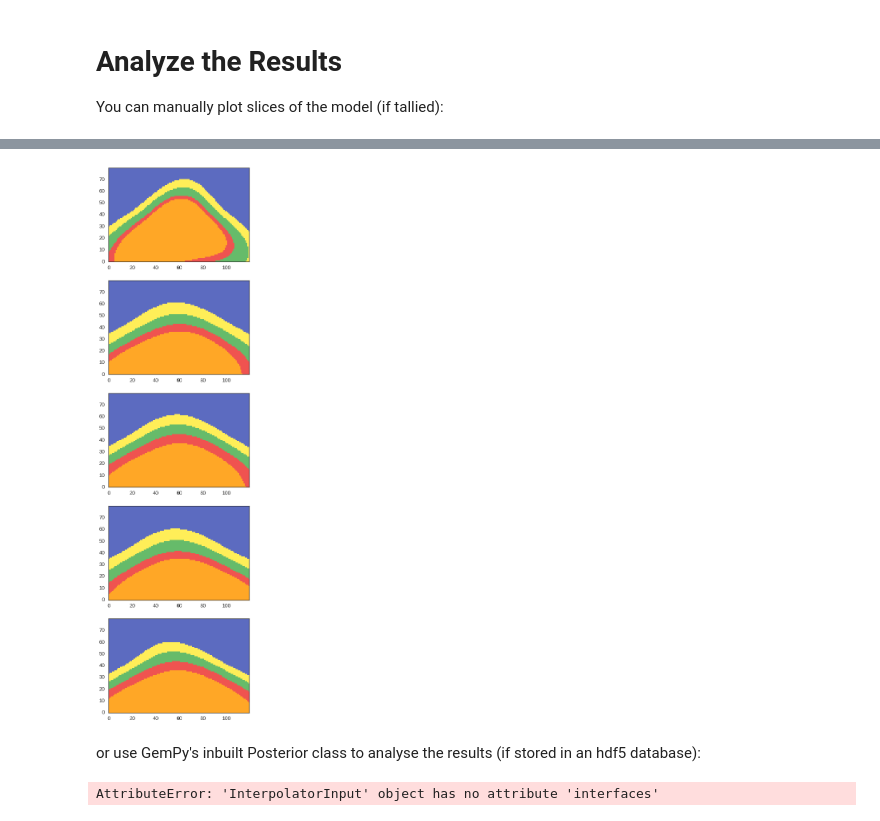
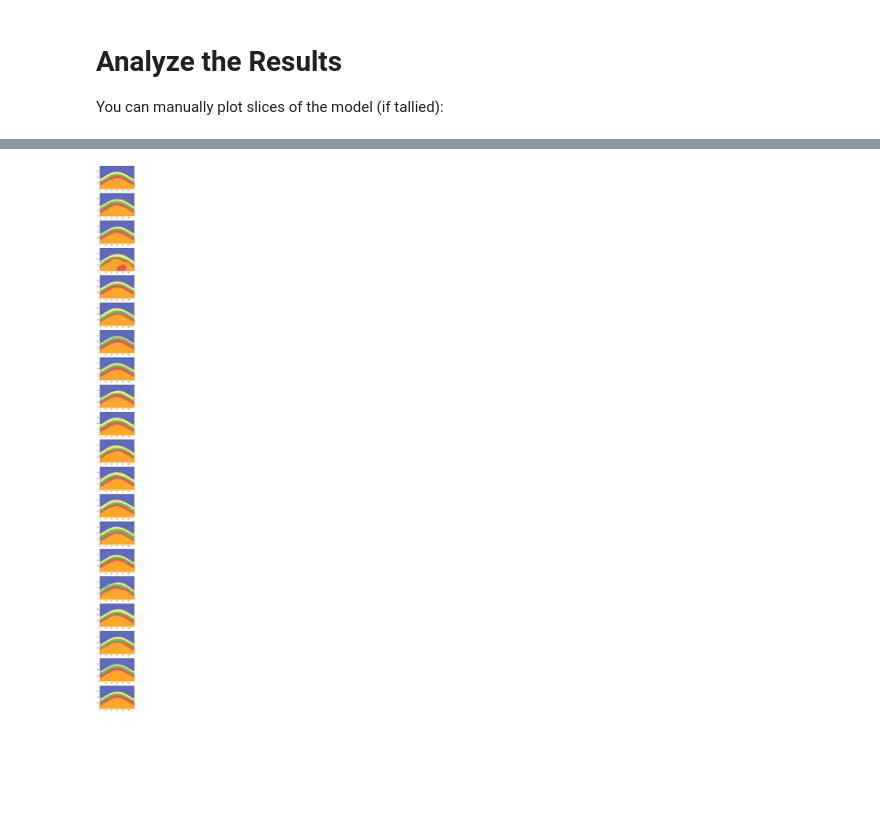
Before and after one commit to gempy-project/gempy, a Jupyter notebook: Tutorial/ch4_MCFS_and_BayInf.ipynb, the cells around one changed output, grey strips where cells are left out. Drawn from its saved outputs; the diff is of its cells as text; code cells hidden in the pictures; blank space fills up the shorter version.

```diff
--- a/Tutorial/ch4_MCFS_and_BayInf.ipynb
+++ b/Tutorial/ch4_MCFS_and_BayInf.ipynb
@@ -254,13 +278,38 @@ def gempy_model(value=0,
+# %%
+@pymc.deterministic(trace=True)
+def gempy_model_alt(value=0,
+                    input_data=input_data_alt, verbose=False):
+
+    try:
+        # modify input data values accordingly
+        interp_data.geo_data_res.interfaces[["X", "Y", "Z"]] = input_data[0]
+        interp_data.geo_data_res.foliations[["G_x", "G_y", "G_z", "X", "Y", "Z", "dip", "azimuth", "polarity"]] = input_data[1]
+        # try to compute model
+        lb, fb = gp.compute_model(interp_data)
+
+        if verbose:
+            plt.imshow(lb[-1, 0,:].reshape(res[0], res[1], res[2])[:,0,:].T,
+                       origin="lower",
+                       cmap=gp.colors.cmap, norm=gp.colors.norm)
+
+        return lb, fb
+    except:
+        # if it fails (e.g. some input data combinations could lead to
+        # a singular matrix and thus break the chain) return an empty model
+        # with same dimensions (just zeros)
+        if verbose:
+            print("Exception occured.")
+        return np.zeros_like(lith_block), np.zeros_like(fault_block)
 # %% [markdown]
 We then create a pymc model with the two deterministic functions (*input_data* and *gempy_model*), as well as all the prior parameter distributions stored in the list *interface_Z_modifier*:
 # %%
-params = [input_data, gempy_model, *interface_Z_modifier]
+params = [input_data_alt, gempy_model_alt, *interface_Z_modifier]
 model = pymc.Model(params)
 # %% [markdown]
 Then we set the number of iterations:
 # %%
-iterations = 5
+iterations = 20
 # %% [markdown]
 Then we create an MCMC chain (in pymc an MCMC chain without a likelihood function is essentially a Monte Carlo forward simulation) and specify an hdf5 database to store the results in:
 # %%
-RUN = pymc.MCMC(model, db="hdf5", dbname="ch4")
+RUN = pymc.MCMC(model)
@@ -287,12 +326,10 @@ dtype: object
 # %%
 nrows=iterations
-fig, ax = plt.subplots(ncols=1, nrows=nrows, figsize=(5*nrows,25))
+fig, ax = plt.subplots(ncols=1, nrows=nrows, figsize=(5, 4*nrows))
 
 for i in range(nrows):
-    sol = RUN.trace("gempy_model", chain=-1)[i]
-    ax[i].imshow(sol[0,0,:].reshape(res[0], res[1], res[2])[:,40,:].T,
+    sol = RUN.trace("gempy_model_alt", chain=-1)[i][0]
+    ax[i].imshow(sol[-1, 0,:].reshape(res[0], res[1], res[2])[:,2,:].T,
                origin="lower", cmap=gp.colors.cmap, norm=gp.colors.norm)
 # %% [output]
-[figure, old version]
+[figure, new version]
-# %% [markdown]
-or use GemPy's inbuilt Posterior class to analyse the results (if stored in an hdf5 database):
@@ -306,4 +335,0 @@ post = gempy.UncertaintyAnalysisPYMC2.Posterior("ch4", topology=False)
-# %%
-post.plot(interp_data, 0)
-# %% [output]
-AttributeError: 'InterpolatorInput' object has no attribute 'interfaces'
```
Also changed, not shown: parts of 22 cells of this notebook, 5 other files.
